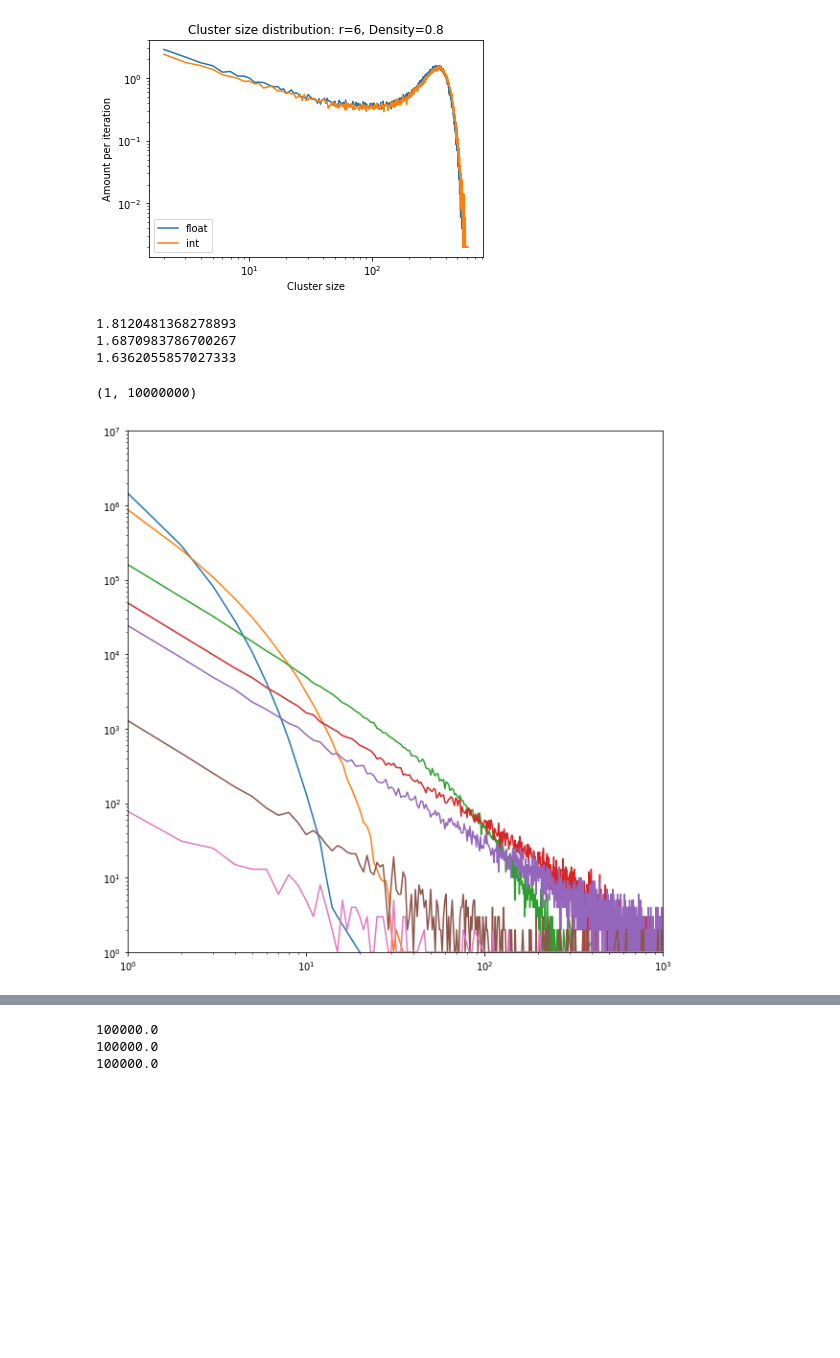
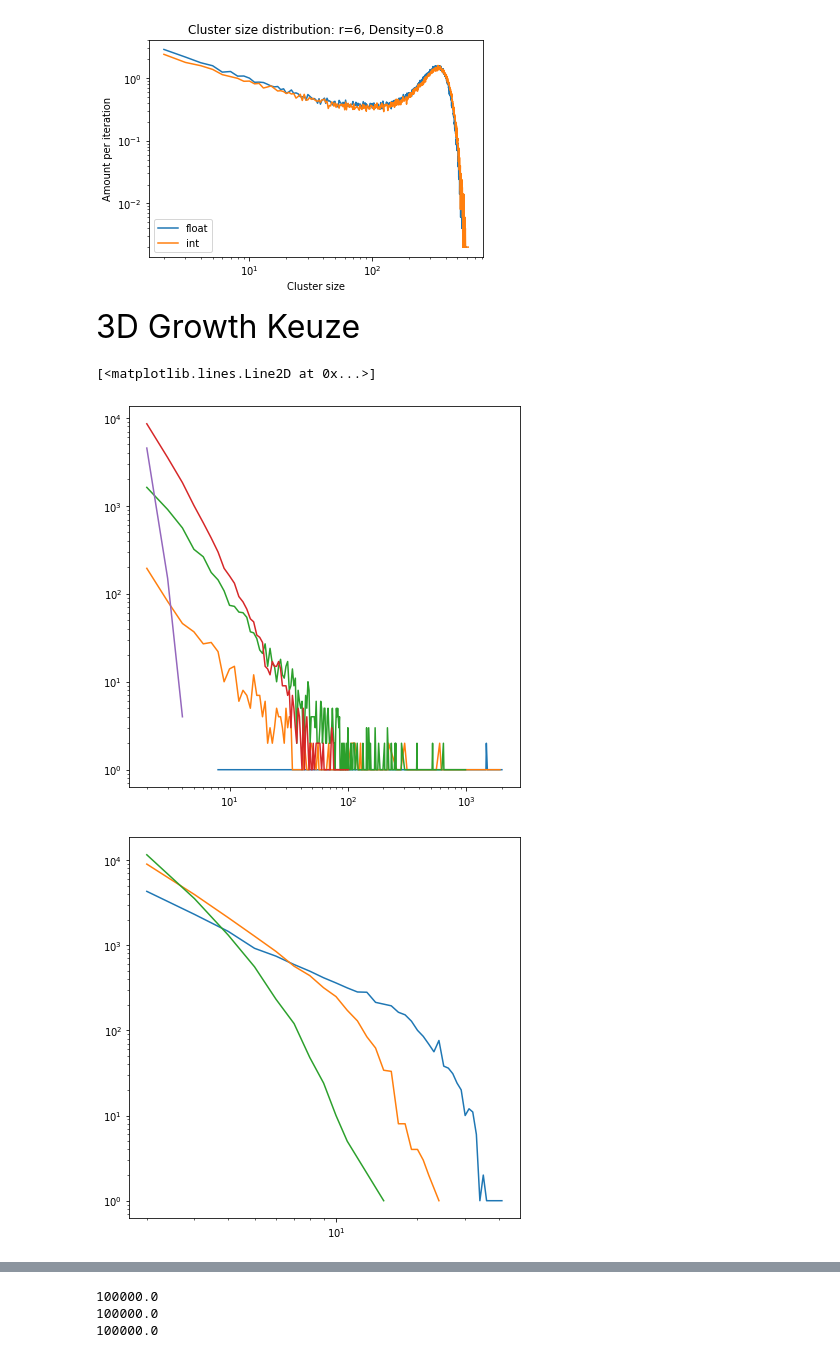
Before and after one commit to Sennevw/Masters-thesis, a Jupyter notebook: dataverwerking.ipynb, the cells around one changed output, grey strips where cells are left out. Drawn from its saved outputs; the diff is of its cells as text; code cells hidden in the pictures; blank space fills up the shorter version.

```diff
--- a/dataverwerking.ipynb
+++ b/dataverwerking.ipynb
@@ -197,52 +202,53 @@ plt.title("Cluster size distribution: r=6, Density=0.8")
 # %% [output]
 Text(0.5, 1.0, 'Cluster size distribution: r=6, Density=0.8')
 [figure]
+# %% [markdown]
+<font size="7"> 3D Growth Keuze </font>
 # %%
-plt.figure(figsize=(10, 10))
-
-size, amount = np.loadtxt("Pref_attach/False/r20_3D_tree_20000_0.100000_0.txt", skiprows=1, unpack=True)
+plt.figure(figsize=(7, 7))
+size, amount = np.loadtxt("Pref_growth/3D_c0.0_r20.000000_0.100000.txt", skiprows=1, unpack=True)
 size = size[1:]
 amount = amount[1:]
-plt.loglog(size, amount, label="int")
+plt.loglog(size, amount, label="float")
 
-size, amount = np.loadtxt("Pref_attach/False/r20_3D_tree_40000_0.100000_0.txt", skiprows=1, unpack=True)
+size, amount = np.loadtxt("Pref_growth/3D_c0.01_r20.000000_0.100000.txt", skiprows=1, unpack=True)
 size = size[1:]
 amount = amount[1:]
-plt.loglog(size, amount, label="int")
+plt.loglog(size, amount, label="float")
 
-size, amount = np.loadtxt("Pref_attach/False/r20_3D_tree_80000_0.100000_0.txt", skiprows=1, unpack=True)
+size, amount = np.loadtxt("Pref_growth/3D_c0.10_r20.000000_0.100000.txt", skiprows=1, unpack=True)
 size = size[1:]
 amount = amount[1:]
-plt.loglog(size, amount, label="int")
-print(alpha(amount, 1, 20))
+plt.loglog(size, amount, label="float")
 
-size, amount = np.loadtxt("Pref_attach/False/r20_3D_tree_90000_0.100000_0.txt", skiprows=1, unpack=True)
+size, amount = np.loadtxt("Pref_growth/3D_c0.5_r20.000000_0.100000.txt", skiprows=1, unpack=True)
 size = size[1:]
 amount = amount[1:]
-plt.loglog(size, amount, label="int")
-print(alpha(amount, 1, 100))
+plt.loglog(size, amount, label="float")
 
-size, amount = np.loadtxt("Pref_attach/False/r20_3D_tree_92500_0.100000_0.txt", skiprows=1, unpack=True)
+size, amount = np.loadtxt("Pref_growth/3D_c1.0_r20.000000_0.100000.txt", skiprows=1, unpack=True)
 size = size[1:]
 amount = amount[1:]
-plt.loglog(size, amount, label="int")
-print(alpha(amount, 1, 100))
+plt.loglog(size, amount, label="float")
 
-size, amount = np.loadtxt("Pref_attach/False/r20_3D_tree_95000_0.100000_0.txt", skiprows=1, unpack=True)
+
+plt.figure(figsize=(7, 7))
+
+size, amount = np.loadtxt("Pref_growth/3D_c0.25_r5.000000_0.100000.txt", skiprows=1, unpack=True)
 size = size[1:]
 amount = amount[1:]
-plt.loglog(size, amount, label="int")
+plt.loglog(size, amount, label="float")
 
-size, amount = np.loadtxt("Pref_attach/False/r20_3D_tree_100000_0.100000_0.txt", skiprows=1, unpack=True)
+size, amount = np.loadtxt("Pref_growth/3D_c0.50_r5.000000_0.100000.txt", skiprows=1, unpack=True)
 size = size[1:]
 amount = amount[1:]
-plt.loglog(size, amount, label="int")
+plt.loglog(size, amount, label="float")
 
-plt.xlim(1, 1000)
-plt.ylim(1, 10**7)
+size, amount = np.loadtxt("Pref_growth/3D_c0.75_r5.000000_0.100000.txt", skiprows=1, unpack=True)
+size = size[1:]
+amount = amount[1:]
+plt.loglog(size, amount, label="float")
 # %% [output]
-1.8120481368278893
-1.6870983786700267
-1.6362055857027333
+[<matplotlib.lines.Line2D at 0x...>]
-(1, 10000000)
-[figure, old version]
+[figure, new version]
+[figure, added]
```
Also changed, not shown: parts of 13 cells of this notebook.
